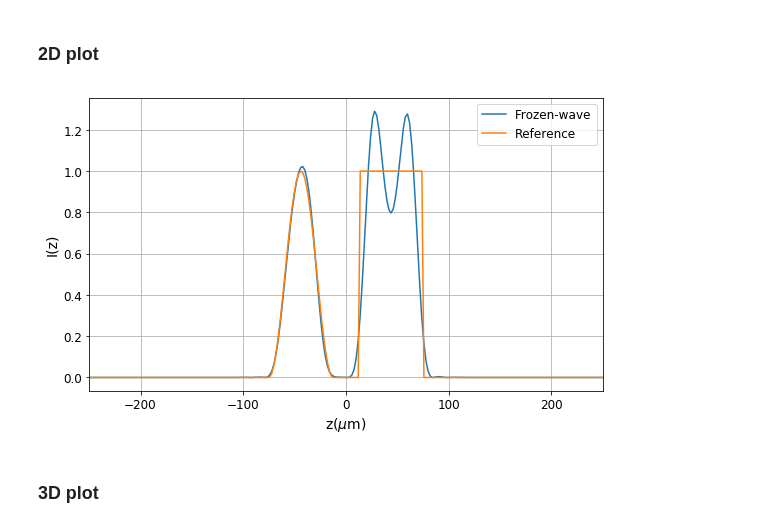
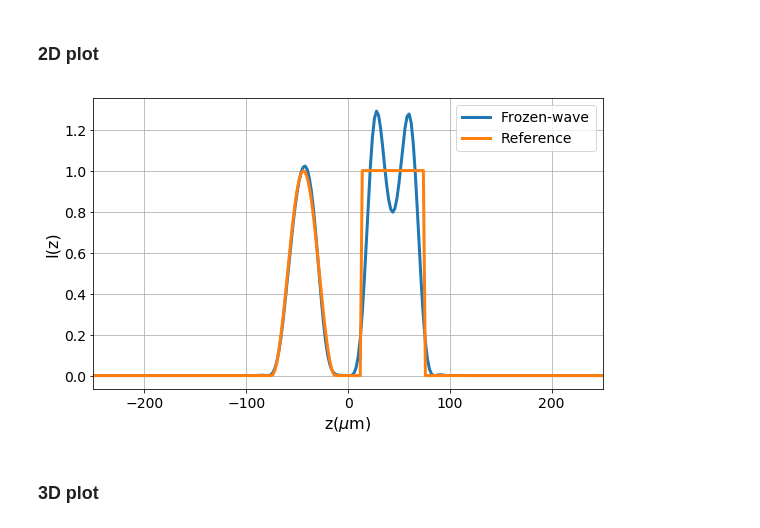
Before and after one commit to arantespp/opticalforces, a Jupyter notebook: examples/imoc2017-vec-frozen-wave/lip-sin-const-fw.ipynb, the cells around one changed output. Saved outputs shown, nothing was run; the diff lists cells and outputs as text; code cells hidden in the pictures.

Commit message:
imoc-vec-frozen-wave example updated

```diff
--- a/examples/imoc2017-vec-frozen-wave/lip-sin-const-fw.ipynb
+++ b/examples/imoc2017-vec-frozen-wave/lip-sin-const-fw.ipynb
@@ -34,6 +34,7 @@ def lip_sin_const_func(z):
         return 0
 
 vfw2 = VectorialFrozenWave(centered=True)
+vfw2.name = 'lip-sin-const'
 vfw2.vacuum_wavelength = 1064e-9
 vfw2.medium_refractive_index = 1.33
 vfw2.N = 15
@@ -45,24 +46,25 @@ vfw2.reference_function = lip_sin_const_func
 # %%
 # LIPSIN Frozen Wave perfil plot
 fig_num += 1
 plt.figure(fig_num, figsize=(5*1.618, 5))
 
 z = np.linspace(-L/2, L/2, 251)
 
-plt.plot([z*1e6 for z in z], [vfw2.intensity(0, 0, z) for z in z], label='Frozen-wave')
-plt.plot([z*1e6 for z in z], [vfw2.reference_function(z)**2 for z in z], label='Reference')
+plt.plot([z*1e6 for z in z], [vfw2.intensity(0, 0, z) for z in z], lw=3, label='Frozen-wave')
+plt.plot([z*1e6 for z in z], [vfw2.reference_function(z)**2 for z in z], lw=3, label='Reference')
 plt.legend(fontsize=12, loc=1)
 plt.xlim([-L/2*1e6, L/2*1e6])
-plt.tick_params(axis='x', labelsize=12)
-plt.tick_params(axis='y', labelsize=12)
-plt.xlabel(r'z($\mu$m)', fontsize=14)
-plt.ylabel('I(z)', fontsize=14)
+plt.legend(fontsize=14, loc=1)
+plt.tick_params(axis='x', labelsize=14)
+plt.tick_params(axis='y', labelsize=14)
+plt.xlabel(r'z($\mu$m)', fontsize=16)
+plt.ylabel('I(z)', fontsize=16)
 plt.grid()
 plt.tight_layout()
 plt.savefig('LIP-sin-const-perfil-2D.png')
 plt.show()
 # %% [output]
-[figure, old version]
+[figure, new version]
 # %% [markdown]
 ### 3D plot
 # %%
```
Also changed, not shown: parts of 18 cells of this notebook, 20 other files.
